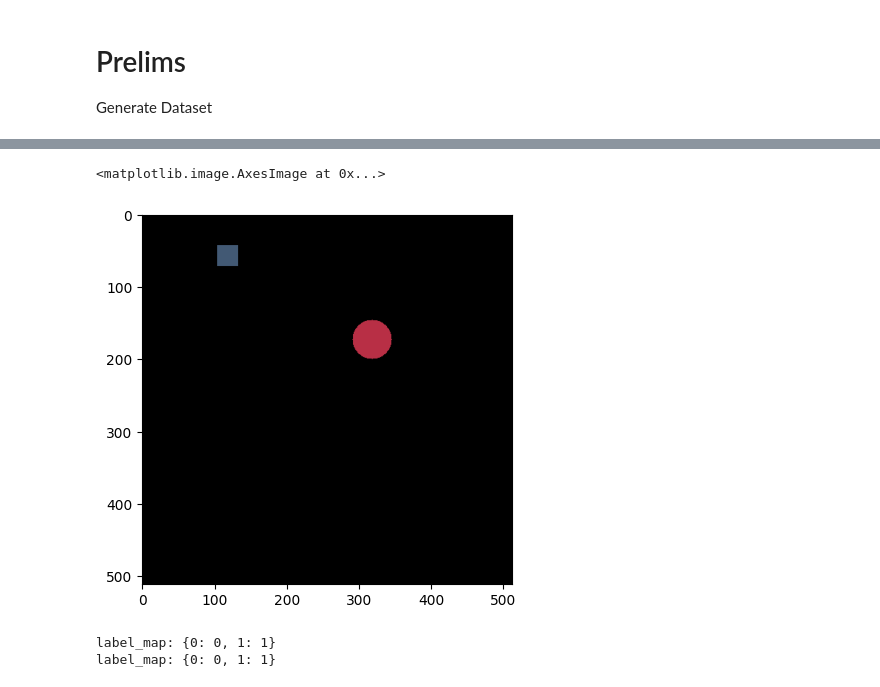
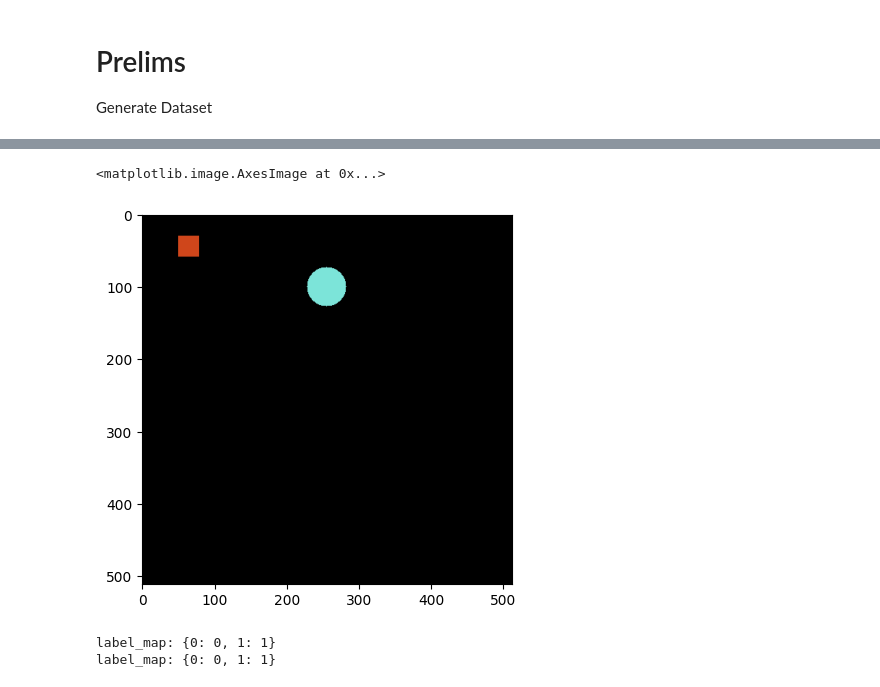
Before and after one commit to interactivetech/centernet-tutorial, a Jupyter notebook: tutorial/Centernet_Tutorial.ipynb, the cells around one changed output, grey strips where cells are left out. Saved outputs shown, nothing was run; the diff lists cells and outputs as text; code cells hidden in the pictures.

```diff
--- a/tutorial/Centernet_Tutorial.ipynb
+++ b/tutorial/Centernet_Tutorial.ipynb
@@ -66,10 +67,10 @@ Num Anns: 5
 [{'file_name': 'dummy_1.png', 'height': 512, 'width': 512, 'id': 1}, {'file_name': 'dummy_2.png', 'height': 512, 'width': 512, 'id': 2}]
 # %%
-im = Image.open('dummy_1.png')
+im = Image.open('dummy_2.png')
 plt.imshow(im)
 # %% [output]
 <matplotlib.image.AxesImage at 0x...>
-[figure, old version]
+[figure, new version]
 # %%
 ds = COCODetectionDataset(img_dir='/Users/mendeza/Documents/projects/cent-tutorial/centernet-tutorial/tutorial',
                 ann_json='/Users/mendeza/Documents/projects/cent-tutorial/centernet-tutorial/tutorial/coco_shapes.json',
```
Also changed, not shown: parts of 16 cells of this notebook, 5 other files.
